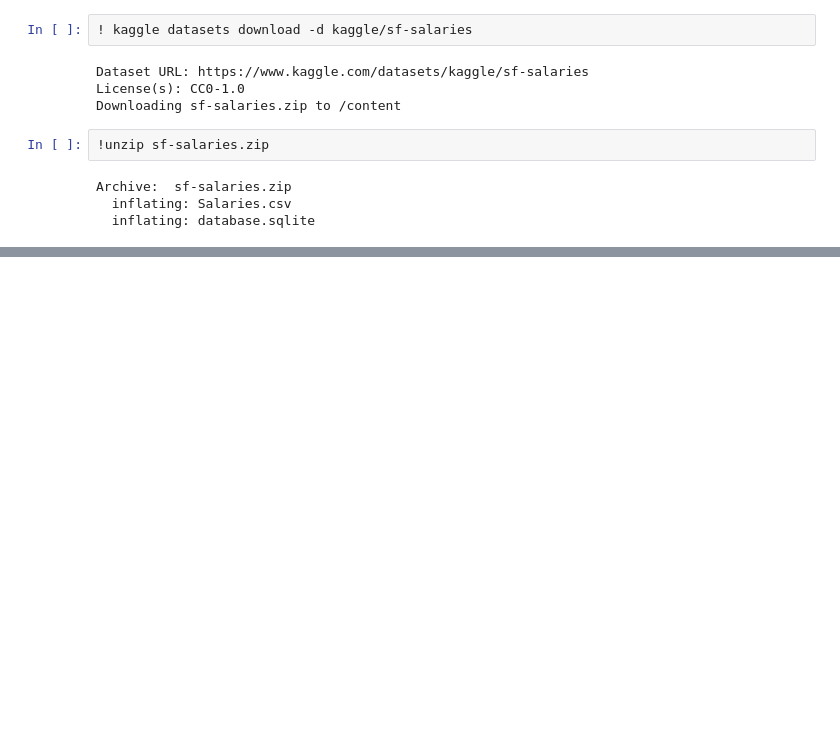
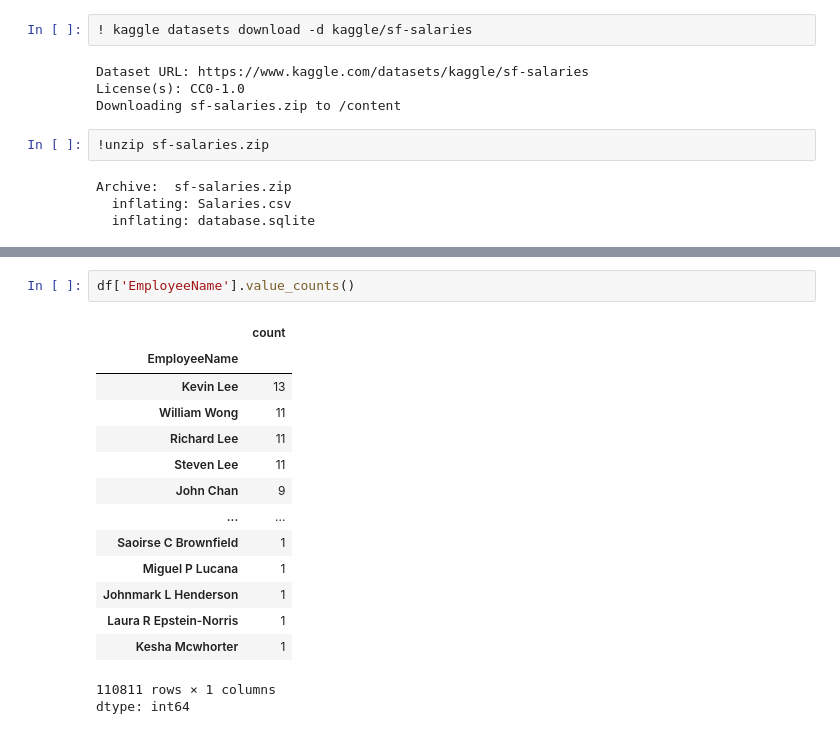
Before and after one commit to Nabila45/SF_salaries, a Jupyter notebook: case_study_02_SF_Salaries.ipynb, the cells around one changed output, grey strips where cells are left out. Drawn from its saved outputs; the diff is of its cells as text; blank space fills up the shorter version.

```diff
--- a/case_study_02_SF_Salaries.ipynb
+++ b/case_study_02_SF_Salaries.ipynb
@@ -64,0 +115,18 @@ df.head(5)
+# %%
+df['EmployeeName'].value_counts()
+# %% [output]
+|  | count |
+| EmployeeName |  |
+| Kevin Lee | 13 |
+| William Wong | 11 |
+| Richard Lee | 11 |
+| Steven Lee | 11 |
+| John Chan | 9 |
+| ... | ... |
+| Saoirse C Brownfield | 1 |
+| Miguel P Lucana | 1 |
+| Johnmark L Henderson | 1 |
+| Laura R Epstein-Norris | 1 |
+| Kesha Mcwhorter | 1 |
+110811 rows × 1 columns
+dtype: int64
```
Also changed, not shown: parts of 28 cells of this notebook.
